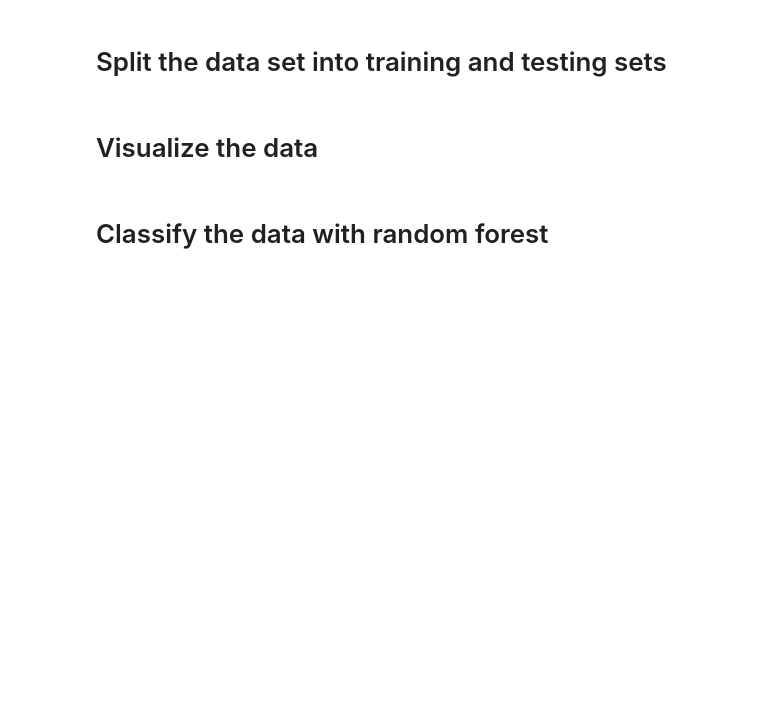
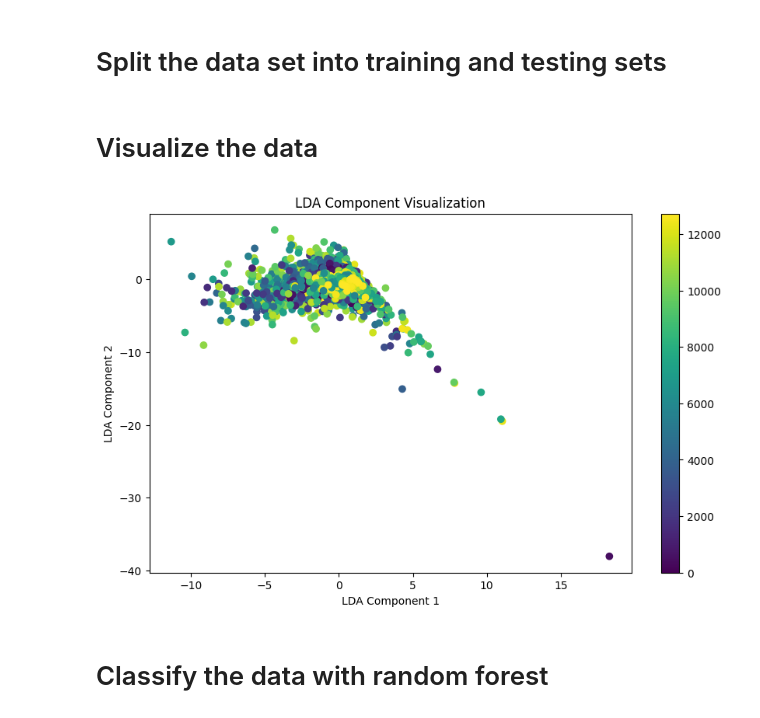
Before and after one commit to charlesbchv/ia-for-medecine, a Jupyter notebook: Feature-Extraction/Linear Discriminant Analysis.ipynb, the cells around one changed output. Saved outputs shown, nothing was run; the diff lists cells and outputs as text; code cells hidden in the pictures; blank space fills up the shorter version.

```diff
--- a/Feature-Extraction/Linear Discriminant Analysis.ipynb
+++ b/Feature-Extraction/Linear Discriminant Analysis.ipynb
@@ -105,11 +108,18 @@ X_lda = lda.fit_transform(X, y)
 # %%
-# Visualize LDA components with class labels
+# Création du DataFrame pour la visualisation
 tmp_df = pd.DataFrame(X_lda, columns=['LDA Component 1', 'LDA Component 2'])
 tmp_df['Class'] = y
 
-sns.FacetGrid(tmp_df, hue="Class", height=6).map(plt.scatter, 'LDA Component 1', 'LDA Component 2')
-plt.legend(loc='upper right')
+# Visualisation simple avec matplotlib directement pour éviter la surcharge de seaborn
+plt.figure(figsize=(10, 6))
+scatter = plt.scatter(tmp_df['LDA Component 1'], tmp_df['LDA Component 2'], c=tmp_df['Class'], cmap='viridis')
+plt.colorbar(scatter)
+plt.xlabel('LDA Component 1')
+plt.ylabel('LDA Component 2')
+plt.title('LDA Component Visualization')
 plt.show()
+# %% [output]
+[figure, added]
 # %% [markdown]
 # Classify the data with random forest
 # %%
```
Also changed, not shown: parts of 4 cells of this notebook, 1 other file.
